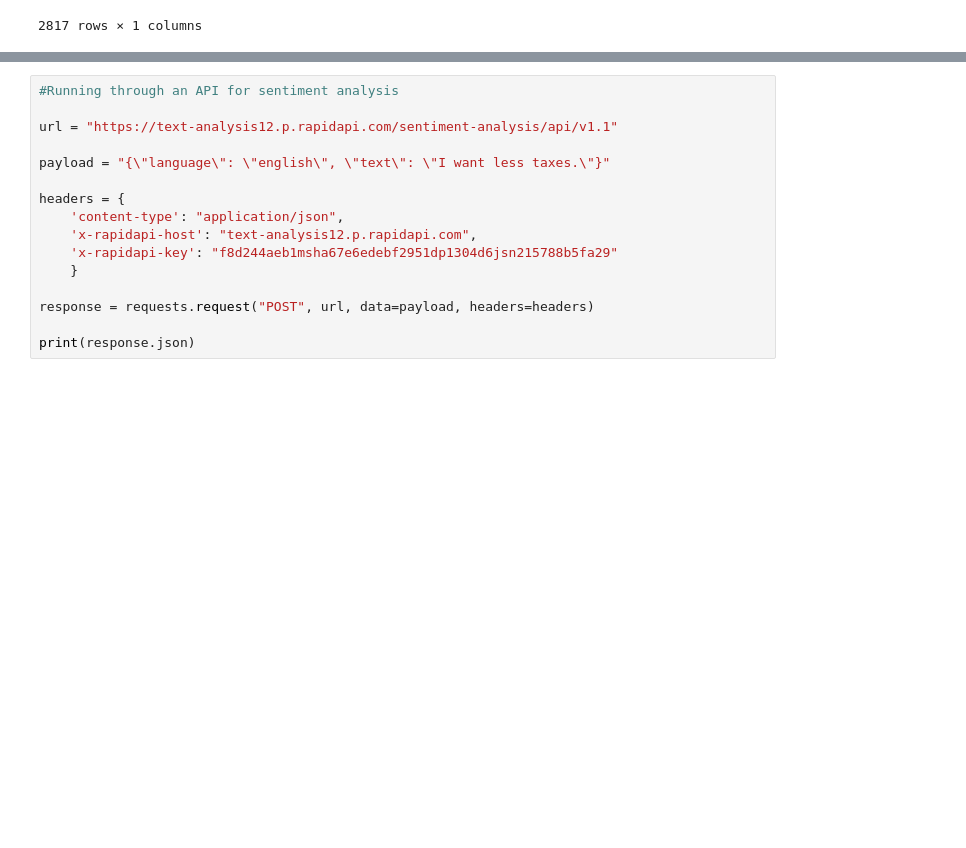
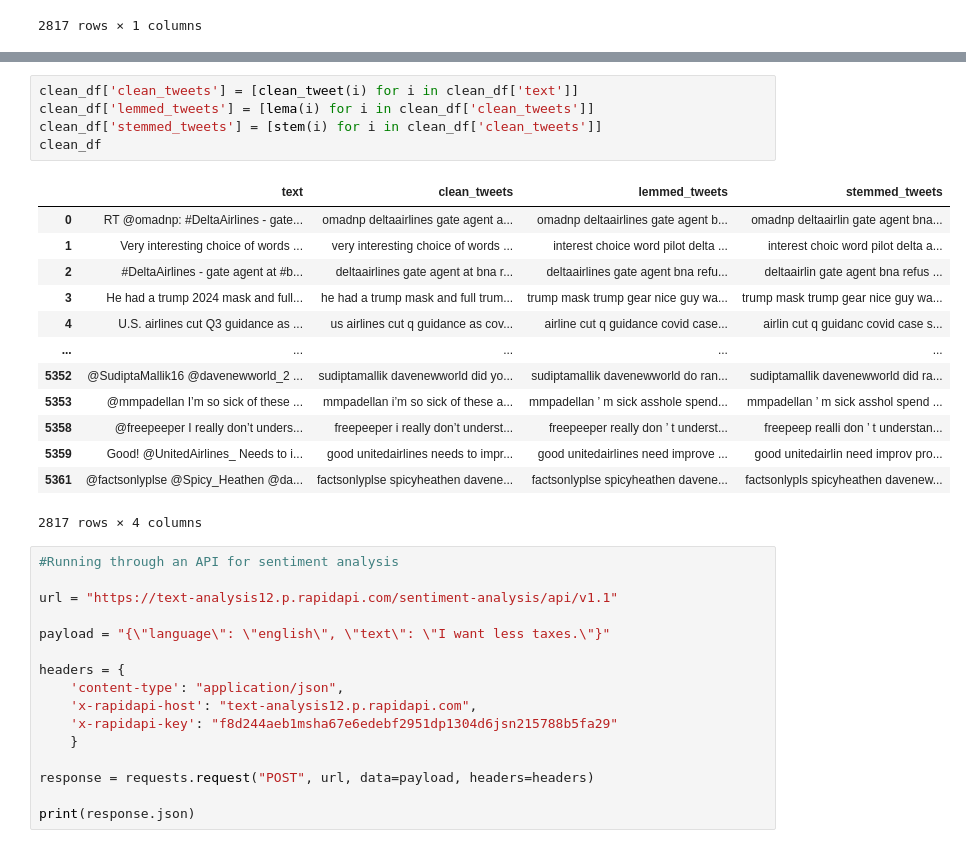
Before and after one commit to pleasecallmejax/Mask-Mandate-Sentiment-Analysis-Using-NLP, a Jupyter notebook: NLP EDA and Modeling.ipynb, the cells around one changed output, grey strips where cells are left out. Cells and saved outputs as stored; diff of their text form; blank space fills up the shorter version.

```diff
--- a/NLP EDA and Modeling.ipynb
+++ b/NLP EDA and Modeling.ipynb
@@ -231,3 +282,22 @@ clean_df
+# %%
+clean_df['clean_tweets'] = [clean_tweet(i) for i in clean_df['text']]
+clean_df['lemmed_tweets'] = [lema(i) for i in clean_df['clean_tweets']]
+clean_df['stemmed_tweets'] = [stem(i) for i in clean_df['clean_tweets']]
+clean_df
+# %% [output]
+|  | text | clean_tweets | lemmed_tweets | stemmed_tweets |
+| 0 | RT @omadnp: #DeltaAirlines - gate... | omadnp deltaairlines gate agent a... | omadnp deltaairlines gate agent b... | omadnp deltaairlin gate agent bna... |
+| 1 | Very interesting choice of words ... | very interesting choice of words ... | interest choice word pilot delta ... | interest choic word pilot delta a... |
+| 2 | #DeltaAirlines - gate agent at #b... | deltaairlines gate agent at bna r... | deltaairlines gate agent bna refu... | deltaairlin gate agent bna refus ... |
+| 3 | He had a trump 2024 mask and full... | he had a trump mask and full trum... | trump mask trump gear nice guy wa... | trump mask trump gear nice guy wa... |
+| 4 | U.S. airlines cut Q3 guidance as ... | us airlines cut q guidance as cov... | airline cut q guidance covid case... | airlin cut q guidanc covid case s... |
+| ... | ... | ... | ... | ... |
+| 5352 | @SudiptaMallik16 @davenewworld_2 ... | sudiptamallik davenewworld did yo... | sudiptamallik davenewworld do ran... | sudiptamallik davenewworld did ra... |
+| 5353 | @mmpadellan I’m so sick of these ... | mmpadellan i’m so sick of these a... | mmpadellan ’ m sick asshole spend... | mmpadellan ’ m sick asshol spend ... |
+| 5358 | @freepeeper I really don’t unders... | freepeeper i really don’t underst... | freepeeper really don ’ t underst... | freepeep realli don ’ t understan... |
+| 5359 | Good! @UnitedAirlines_ Needs to i... | good unitedairlines needs to impr... | good unitedairlines need improve ... | good unitedairlin need improv pro... |
+| 5361 | @factsonlyplse @Spicy_Heathen @da... | factsonlyplse spicyheathen davene... | factsonlyplse spicyheathen davene... | factsonlypls spicyheathen davenew... |
+2817 rows × 4 columns
 # %%
 #Running through an API for sentiment analysis
 
```
Also changed, not shown: parts of 2 cells of this notebook.
